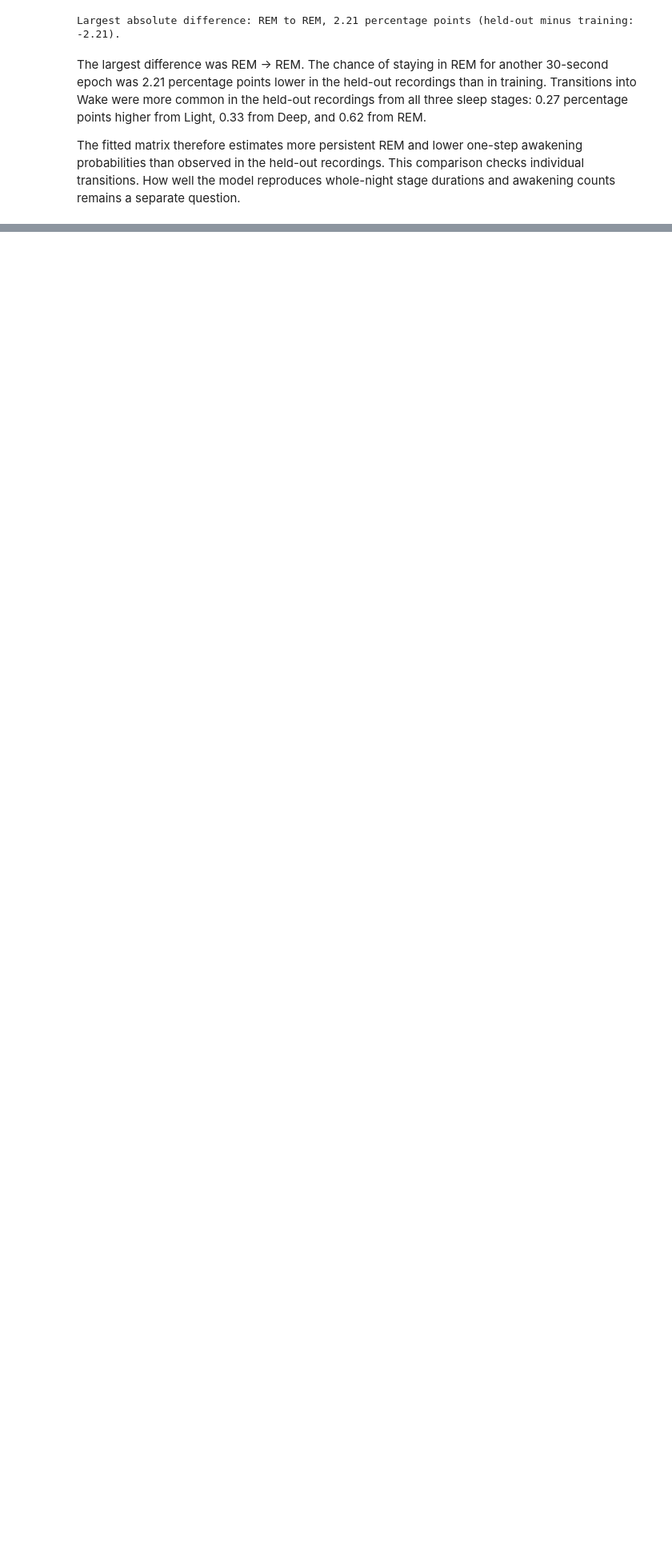
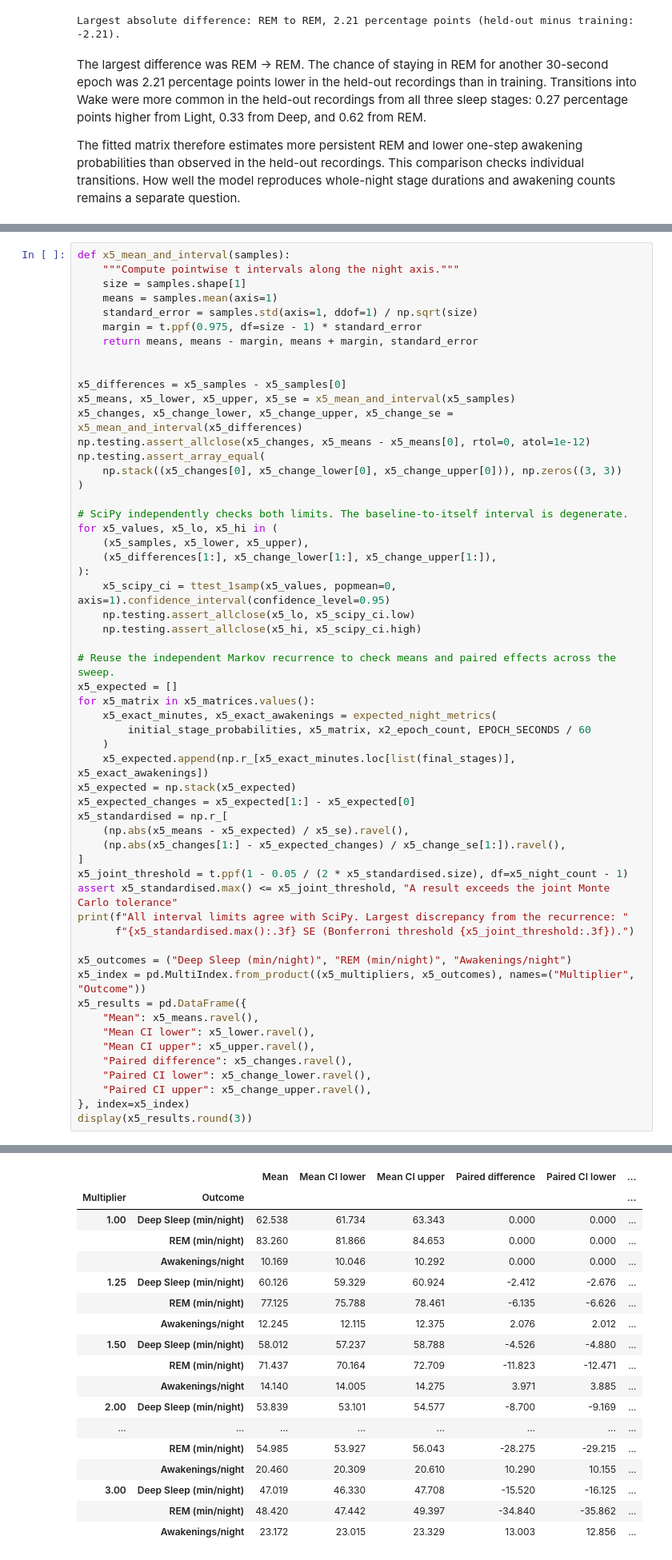
Before and after one commit to ShenalSilvaSD/Human-Sleep-Cycle-Simulator, a Jupyter notebook: notebook/Human_Sleep_Cycle_Simulator.ipynb, the cells around one changed output, grey strips where cells are left out. Shown at 80% size. Cells and saved outputs as stored; diff of their text form; blank space fills up the shorter version.

```diff
--- a/notebook/Human_Sleep_Cycle_Simulator.ipynb
+++ b/notebook/Human_Sleep_Cycle_Simulator.ipynb
@@ -1100,0 +1340,57 @@ The fitted matrix therefore estimates more persistent REM and lower one-step awa
+# %%
+def x5_mean_and_interval(samples):
+    """Compute pointwise t intervals along the night axis."""
+    size = samples.shape[1]
+    means = samples.mean(axis=1)
+    standard_error = samples.std(axis=1, ddof=1) / np.sqrt(size)
+    margin = t.ppf(0.975, df=size - 1) * standard_error
+    return means, means - margin, means + margin, standard_error
+
+
+x5_differences = x5_samples - x5_samples[0]
+x5_means, x5_lower, x5_upper, x5_se = x5_mean_and_interval(x5_samples)
+x5_changes, x5_change_lower, x5_change_upper, x5_change_se = x5_mean_and_interval(x5_differences)
+np.testing.assert_allclose(x5_changes, x5_means - x5_means[0], rtol=0, atol=1e-12)
+np.testing.assert_array_equal(
+    np.stack((x5_changes[0], x5_change_lower[0], x5_change_upper[0])), np.zeros((3, 3))
+)
+
+# SciPy independently checks both limits. The baseline-to-itself interval is degenerate.
+for x5_values, x5_lo, x5_hi in (
+    (x5_samples, x5_lower, x5_upper),
+    (x5_differences[1:], x5_change_lower[1:], x5_change_upper[1:]),
+):
+    x5_scipy_ci = ttest_1samp(x5_values, popmean=0, axis=1).confidence_interval(confidence_level=0.95)
+    np.testing.assert_allclose(x5_lo, x5_scipy_ci.low)
+    np.testing.assert_allclose(x5_hi, x5_scipy_ci.high)
+
+# Reuse the independent Markov recurrence to check means and paired effects across the sweep.
+x5_expected = []
+for x5_matrix in x5_matrices.values():
+    x5_exact_minutes, x5_exact_awakenings = expected_night_metrics(
+        initial_stage_probabilities, x5_matrix, x2_epoch_count, EPOCH_SECONDS / 60
+    )
+    x5_expected.append(np.r_[x5_exact_minutes.loc[list(final_stages)], x5_exact_awakenings])
+x5_expected = np.stack(x5_expected)
+x5_expected_changes = x5_expected[1:] - x5_expected[0]
+x5_standardised = np.r_[
+    (np.abs(x5_means - x5_expected) / x5_se).ravel(),
+    (np.abs(x5_changes[1:] - x5_expected_changes) / x5_change_se[1:]).ravel(),
+]
+x5_joint_threshold = t.ppf(1 - 0.05 / (2 * x5_standardised.size), df=x5_night_count - 1)
+assert x5_standardised.max() <= x5_joint_threshold, "A result exceeds the joint Monte Carlo tolerance"
+print(f"All interval limits agree with SciPy. Largest discrepancy from the recurrence: "
+      f"{x5_standardised.max():.3f} SE (Bonferroni threshold {x5_joint_threshold:.3f}).")
+
+x5_outcomes = ("Deep Sleep (min/night)", "REM (min/night)", "Awakenings/night")
+x5_index = pd.MultiIndex.from_product((x5_multipliers, x5_outcomes), names=("Multiplier", "Outcome"))
+x5_results = pd.DataFrame({
+    "Mean": x5_means.ravel(),
+    "Mean CI lower": x5_lower.ravel(),
+    "Mean CI upper": x5_upper.ravel(),
+    "Paired difference": x5_changes.ravel(),
+    "Paired CI lower": x5_change_lower.ravel(),
+    "Paired CI upper": x5_change_upper.ravel(),
+}, index=x5_index)
+display(x5_results.round(3))
+# %% [output]
@@ -1100,0 +1398,18 @@ The fitted matrix therefore estimates more persistent REM and lower one-step awa
+|  |  | Mean | Mean CI lower | Mean CI upper | Paired difference | Paired CI lower | ... |
+| Multiplier | Outcome |  |  |  |  |  | ... |
+| 1.00 | Deep Sleep (min/night) | 62.538 | 61.734 | 63.343 | 0.000 | 0.000 | ... |
+|  | REM (min/night) | 83.260 | 81.866 | 84.653 | 0.000 | 0.000 | ... |
+|  | Awakenings/night | 10.169 | 10.046 | 10.292 | 0.000 | 0.000 | ... |
+| 1.25 | Deep Sleep (min/night) | 60.126 | 59.329 | 60.924 | -2.412 | -2.676 | ... |
+|  | REM (min/night) | 77.125 | 75.788 | 78.461 | -6.135 | -6.626 | ... |
+|  | Awakenings/night | 12.245 | 12.115 | 12.375 | 2.076 | 2.012 | ... |
+| 1.50 | Deep Sleep (min/night) | 58.012 | 57.237 | 58.788 | -4.526 | -4.880 | ... |
+|  | REM (min/night) | 71.437 | 70.164 | 72.709 | -11.823 | -12.471 | ... |
+|  | Awakenings/night | 14.140 | 14.005 | 14.275 | 3.971 | 3.885 | ... |
+| 2.00 | Deep Sleep (min/night) | 53.839 | 53.101 | 54.577 | -8.700 | -9.169 | ... |
+| ... | ... | ... | ... | ... | ... | ... | ... |
+|  | REM (min/night) | 54.985 | 53.927 | 56.043 | -28.275 | -29.215 | ... |
+|  | Awakenings/night | 20.460 | 20.309 | 20.610 | 10.290 | 10.155 | ... |
+| 3.00 | Deep Sleep (min/night) | 47.019 | 46.330 | 47.708 | -15.520 | -16.125 | ... |
+|  | REM (min/night) | 48.420 | 47.442 | 49.397 | -34.840 | -35.862 | ... |
+|  | Awakenings/night | 23.172 | 23.015 | 23.329 | 13.003 | 12.856 | ... |
```
Also changed, not shown: parts of 9 cells of this notebook, 5 other files.
